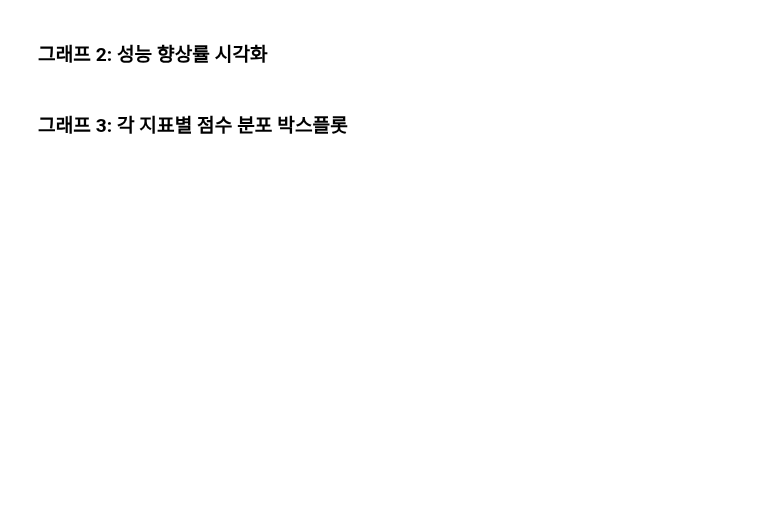
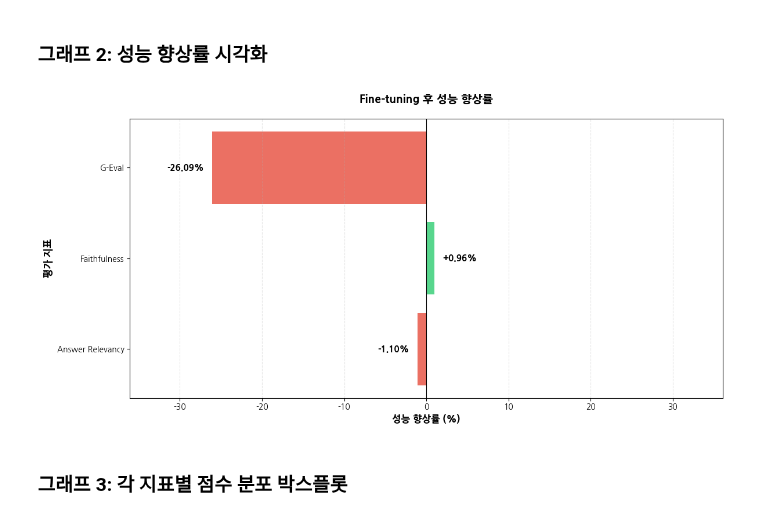
Before and after one commit to skai-27/course_LLM, a Jupyter notebook: 2. LLM Fine Tuning/2. gguf/3. 모델 학습/3. evaluation/lectures/2. deepeval - nutrition.ipynb, the cells around one changed output. Saved outputs shown, nothing was run; the diff lists cells and outputs as text; code cells hidden in the pictures; blank space fills up the shorter version.

Commit message:
deepeval 완료

```diff
--- a/2. LLM Fine Tuning/2. gguf/3. 모델 학습/3. evaluation/lectures/2. deepeval - nutrition.ipynb
+++ b/2. LLM Fine Tuning/2. gguf/3. 모델 학습/3. evaluation/lectures/2. deepeval - nutrition.ipynb
@@ -256,6 +342,6 @@ from deepeval.metrics import AnswerRelevancyMetric
 # 1. Answer Relevancy Metric
 answer_relevancy = AnswerRelevancyMetric(
     threshold=0.7,
-    model="gpt-4",
-    include_reason=True
+    model="gpt-5-nano",
+    include_reason=True  # 속도를 위해 이유 생성 옵션을 잠시 끕니다
 )
@@ -265,6 +384,6 @@ from deepeval.metrics import FaithfulnessMetric
 # 2. Faithfulness Metric
 faithfulness = FaithfulnessMetric(
     threshold=0.7,
-    model="gpt-4",
-    include_reason=True
+    model="gpt-5-nano",
+    include_reason=True  # 속도를 위해 이유 생성 옵션을 잠시 끕니다
 )
@@ -271,6 +425,6 @@ faithfulness = FaithfulnessMetric(
 # %%
 from deepeval.metrics import GEval
-from deepeval.test_case import LLMTestCase, LLMTestCaseParams
+from deepeval.test_case import LLMTestCaseParams
 
 # 3. G-Eval (커스텀 평가)
 geval = GEval(
@@ -288,5 +442,5 @@ geval = GEval(
         LLMTestCaseParams.EXPECTED_OUTPUT
     ],
     threshold=0.7,
-    model="gpt-4"
+    model="gpt-5-nano"
 )
@@ -315,20 +500,22 @@ def evaluate_model(df, answer_column, model_name):
         test_case = LLMTestCase(
             input=row['user_input'],
             actual_output=row[answer_column],
-            expected_output=row['reference']
+            expected_output=row['reference'],
+            # reference 컬럼을 모델이 참고했어야 할 '지식'으로 간주하여 리스트로 전달
+            retrieval_context=[row['reference']]
         )
 
         try:
             # Answer Relevancy 평가
-            answer_relevancy.measure(test_case)
+            answer_relevancy.measure(test_case, verbose=False)
             results['relevancy_scores'].append(answer_relevancy.score)
 
             # Faithfulness 평가
-            faithfulness.measure(test_case)
+            faithfulness.measure(test_case, verbose=False)
             results['faithfulness_scores'].append(faithfulness.score)
 
             # G-Eval 평가
-            geval.measure(test_case)
+            geval.measure(test_case, verbose=False)
             results['geval_scores'].append(geval.score)
 
         except Exception as e:
@@ -417,26 +646,41 @@ plt.show()
 # %%
 # 그래프 2: 성능 향상률 시각화
 fig, ax = plt.subplots(1, 1, figsize=(12, 6))
 
 colors = ['#2ECC71' if x > 0 else '#E74C3C' for x in results_df['Improvement']]
 bars = ax.barh(results_df['Metric'], results_df['Improvement'], color=colors, alpha=0.8)
 
 ax.set_xlabel('성능 향상률 (%)', fontsize=12, fontweight='bold')
 ax.set_ylabel('평가 지표', fontsize=12, fontweight='bold')
 ax.set_title('Fine-tuning 후 성능 향상률', fontsize=14, fontweight='bold', pad=20)
 ax.axvline(x=0, color='black', linestyle='-', linewidth=0.8)
 ax.grid(axis='x', alpha=0.3, linestyle='--')
 
-# 막대 끝에 향상률 표시
-for i, (bar, improvement) in enumerate(zip(bars, results_df['Improvement'])):
+# --- 텍스트 겹침 방지 로직 적용 ---
+for i, bar in enumerate(bars):
     width = bar.get_width()
-    ax.text(width + (2 if width > 0 else -2), bar.get_y() + bar.get_height()/2.,
-            f'{improvement:+.2f}%',
-            ha='left' if width > 0 else 'right', va='center',
+
+    # 막대가 음수일 때(왼쪽)와 양수일 때(오른쪽) 여백과 정렬을 다르게 설정
+    if width > 0:
+        offset = 1 # 양수일 때 오른쪽 여백
+        ha = 'left'
+    else:
+        offset = -1 # 음수일 때 왼쪽 여백
+        ha = 'right'
+
+    ax.text(width + offset, bar.get_y() + bar.get_height()/2.,
+            f'{width:+.2f}%',
+            ha=ha, va='center',
             fontsize=11, fontweight='bold')
+
+# x축 범위에 여유 공간을 주어 텍스트가 잘리지 않게 설정
+limit = max(abs(results_df['Improvement'].min()), abs(results_df['Improvement'].max()))
+ax.set_xlim(-limit - 10, limit + 10)
 
 plt.tight_layout()
 plt.show()
+# %% [output]
+[figure, added]
 # %% [markdown]
 ### 그래프 3: 각 지표별 점수 분포 박스플롯
 # %%
```
Also changed, not shown: parts of 32 cells of this notebook, 3 other files.
